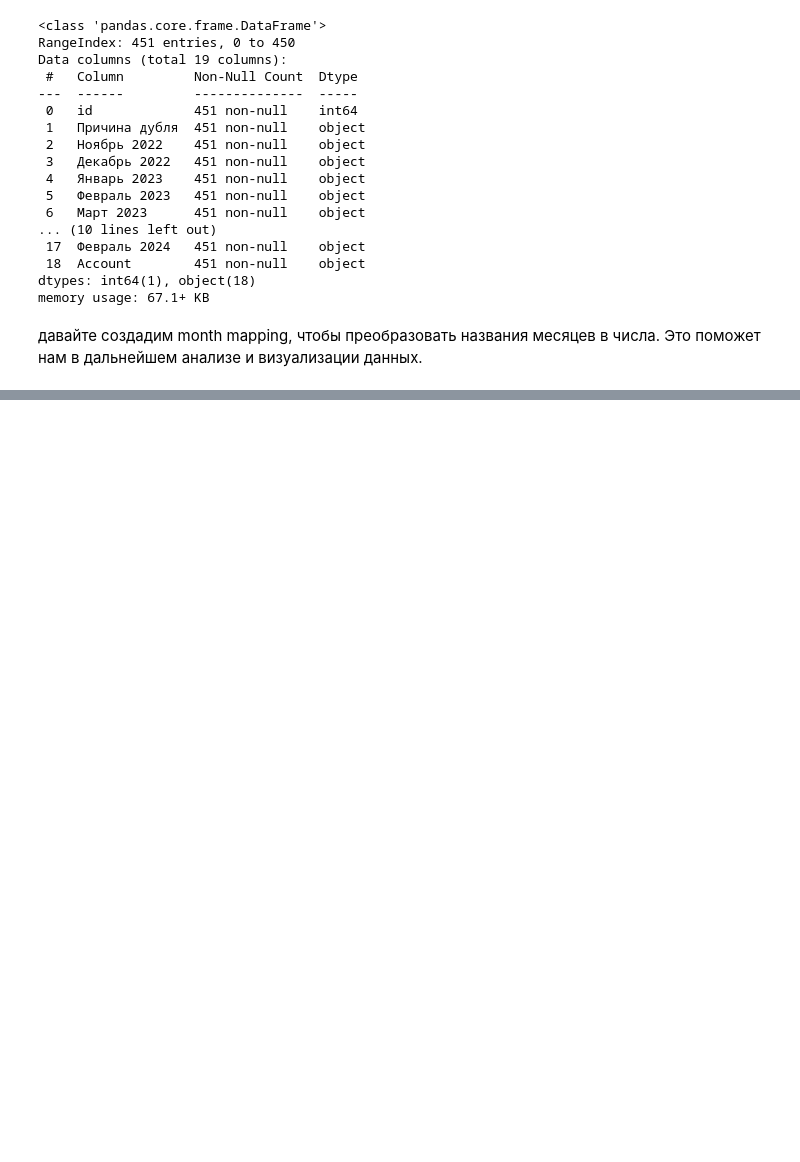
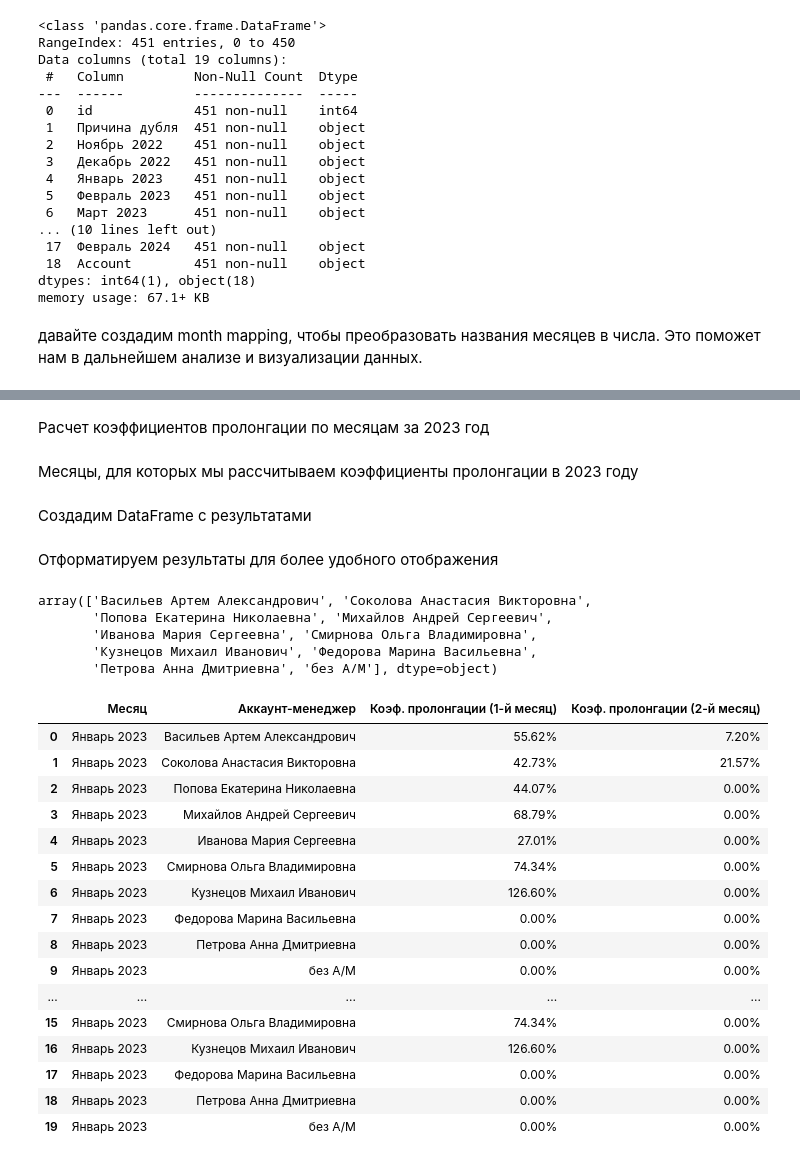
Before and after one commit to datpetr/prolongantion, a Jupyter notebook: prolognation.ipynb, the cells around one changed output, grey strips where cells are left out. Saved outputs shown, nothing was run; the diff lists cells and outputs as text; code cells hidden in the pictures; blank space fills up the shorter version.

```diff
--- a/prolognation.ipynb
+++ b/prolognation.ipynb
@@ -355,0 +273,7 @@ print(df_annual_coeffs_pivot)
+# %%
+df_combined['is_last_month'] = df_combined.apply(
+    lambda row: get_year_month(row['date']) == get_year_month(row['last_date']), axis=1)
+df_combined['is_first_month_after'] = df_combined.apply(
+    lambda row: get_year_month(row['date']) == get_year_month(row['first_month_after']), axis=1)
+df_combined['is_second_month_after'] = df_combined.apply(
+    lambda row: get_year_month(row['date']) == get_year_month(row['second_month_after']), axis=1)
@@ -355,0 +289,9 @@ print(df_annual_coeffs_pivot)
+# %% [markdown]
+Расчет коэффициентов пролонгации по месяцам за 2023 год
+# %%
+result_months = []
+result_AMs = []
+first_prolongation_coeffs = []
+second_prolongation_coeffs = []
+# %% [markdown]
+Месяцы, для которых мы рассчитываем коэффициенты пролонгации в 2023 году
@@ -355,0 +403,42 @@ print(df_annual_coeffs_pivot)
+# %% [markdown]
+Cоздадим DataFrame с результатами
+# %%
+results_df = pd.DataFrame({
+    'Месяц': result_months,
+    'Аккаунт-менеджер': result_AMs,
+    'Коэф. пролонгации (1-й месяц)': first_prolongation_coeffs,
+    'Коэф. пролонгации (2-й месяц)': second_prolongation_coeffs
+})
+# %% [markdown]
+Отформатируем результаты для более удобного отображения
+# %%
+results_df['Коэф. пролонгации (1-й месяц)'] = results_df['Коэф. пролонгации (1-й месяц)'].map(lambda x: f"{x:.2%}")
+results_df['Коэф. пролонгации (2-й месяц)'] = results_df['Коэф. пролонгации (2-й месяц)'].map(lambda x: f"{x:.2%}")
+# %%
+df_combined.Account.unique()
+# %% [output]
+array(['Васильев Артем Александрович', 'Соколова Анастасия Викторовна',
+       'Попова Екатерина Николаевна', 'Михайлов Андрей Сергеевич',
+       'Иванова Мария Сергеевна', 'Смирнова Ольга Владимировна',
+       'Кузнецов Михаил Иванович', 'Федорова Марина Васильевна',
+       'Петрова Анна Дмитриевна', 'без А/М'], dtype=object)
+# %%
+results_df.head(20)
+# %% [output]
+|  | Месяц | Аккаунт-менеджер | Коэф. пролонгации (1-й месяц) | Коэф. пролонгации (2-й месяц) |
+| 0 | Январь 2023 | Васильев Артем Александрович | 55.62% | 7.20% |
+| 1 | Январь 2023 | Соколова Анастасия Викторовна | 42.73% | 21.57% |
+| 2 | Январь 2023 | Попова Екатерина Николаевна | 44.07% | 0.00% |
+| 3 | Январь 2023 | Михайлов Андрей Сергеевич | 68.79% | 0.00% |
+| 4 | Январь 2023 | Иванова Мария Сергеевна | 27.01% | 0.00% |
+| 5 | Январь 2023 | Смирнова Ольга Владимировна | 74.34% | 0.00% |
+| 6 | Январь 2023 | Кузнецов Михаил Иванович | 126.60% | 0.00% |
+| 7 | Январь 2023 | Федорова Марина Васильевна | 0.00% | 0.00% |
+| 8 | Январь 2023 | Петрова Анна Дмитриевна | 0.00% | 0.00% |
+| 9 | Январь 2023 | без А/М | 0.00% | 0.00% |
+| ... | ... | ... | ... | ... |
+| 15 | Январь 2023 | Смирнова Ольга Владимировна | 74.34% | 0.00% |
+| 16 | Январь 2023 | Кузнецов Михаил Иванович | 126.60% | 0.00% |
+| 17 | Январь 2023 | Федорова Марина Васильевна | 0.00% | 0.00% |
+| 18 | Январь 2023 | Петрова Анна Дмитриевна | 0.00% | 0.00% |
+| 19 | Январь 2023 | без А/М | 0.00% | 0.00% |
```
Also changed, not shown: parts of 32 cells of this notebook.
